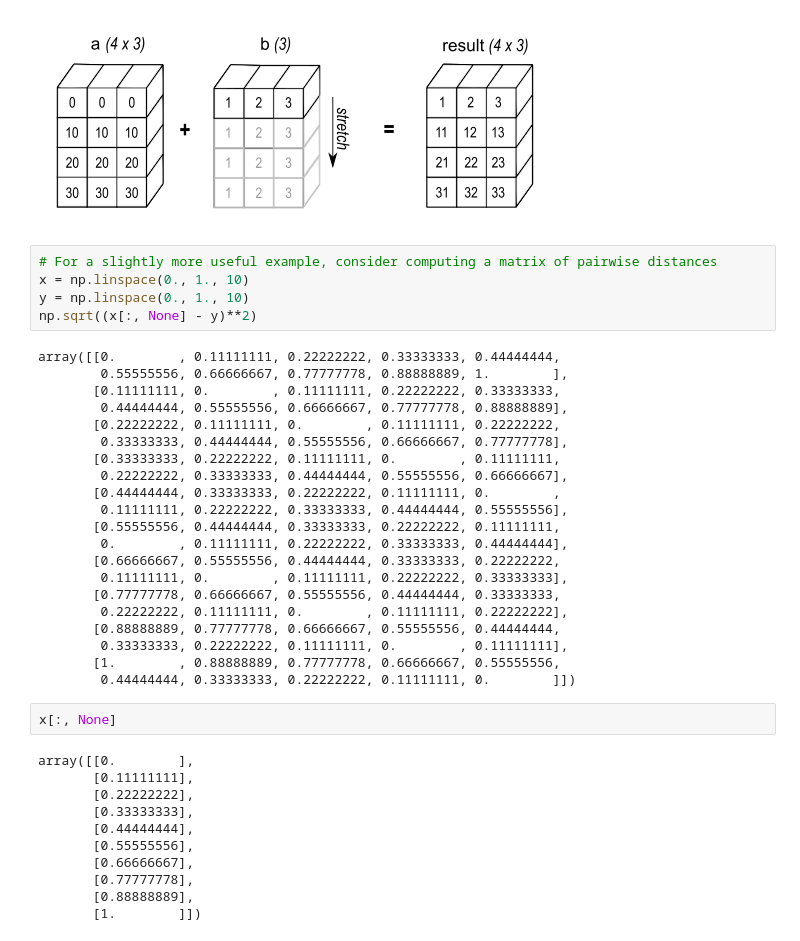
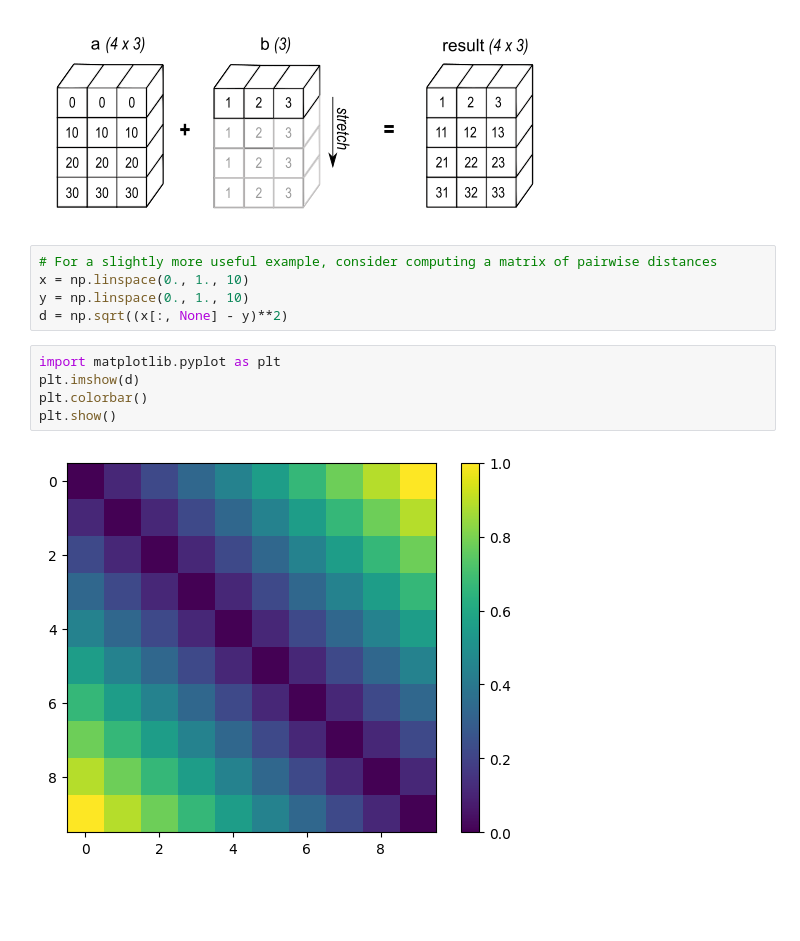
Before and after one commit to tedtop/CSCI-491-591-HPC, a Jupyter notebook: lecture1.ipynb, the cells around one changed output. Drawn from its saved outputs; the diff is of its cells as text; blank space fills up the shorter version.

```diff
--- a/lecture1.ipynb
+++ b/lecture1.ipynb
@@ -730,38 +730,11 @@ array([[ 1.,  2.,  3.],
 # For a slightly more useful example, consider computing a matrix of pairwise distances
 x = np.linspace(0., 1., 10)
 y = np.linspace(0., 1., 10)
-np.sqrt((x[:, None] - y)**2)
+d = np.sqrt((x[:, None] - y)**2)
-# %% [output]
-array([[0.        , 0.11111111, 0.22222222, 0.33333333, 0.44444444,
-        0.55555556, 0.66666667, 0.77777778, 0.88888889, 1.        ],
-       [0.11111111, 0.        , 0.11111111, 0.22222222, 0.33333333,
-        0.44444444, 0.55555556, 0.66666667, 0.77777778, 0.88888889],
-       [0.22222222, 0.11111111, 0.        , 0.11111111, 0.22222222,
-        0.33333333, 0.44444444, 0.55555556, 0.66666667, 0.77777778],
-       [0.33333333, 0.22222222, 0.11111111, 0.        , 0.11111111,
-        0.22222222, 0.33333333, 0.44444444, 0.55555556, 0.66666667],
-       [0.44444444, 0.33333333, 0.22222222, 0.11111111, 0.        ,
-        0.11111111, 0.22222222, 0.33333333, 0.44444444, 0.55555556],
-       [0.55555556, 0.44444444, 0.33333333, 0.22222222, 0.11111111,
-        0.        , 0.11111111, 0.22222222, 0.33333333, 0.44444444],
-       [0.66666667, 0.55555556, 0.44444444, 0.33333333, 0.22222222,
-        0.11111111, 0.        , 0.11111111, 0.22222222, 0.33333333],
-       [0.77777778, 0.66666667, 0.55555556, 0.44444444, 0.33333333,
-        0.22222222, 0.11111111, 0.        , 0.11111111, 0.22222222],
-       [0.88888889, 0.77777778, 0.66666667, 0.55555556, 0.44444444,
-        0.33333333, 0.22222222, 0.11111111, 0.        , 0.11111111],
-       [1.        , 0.88888889, 0.77777778, 0.66666667, 0.55555556,
-        0.44444444, 0.33333333, 0.22222222, 0.11111111, 0.        ]])
-# %%
-x[:, None]
-# %% [output]
-array([[0.        ],
-       [0.11111111],
-       [0.22222222],
-       [0.33333333],
-       [0.44444444],
-       [0.55555556],
-       [0.66666667],
-       [0.77777778],
-       [0.88888889],
-       [1.        ]])
+# %%
+import matplotlib.pyplot as plt
+plt.imshow(d)
+plt.colorbar()
+plt.show()
+# %% [output]
+[figure, added]
```
